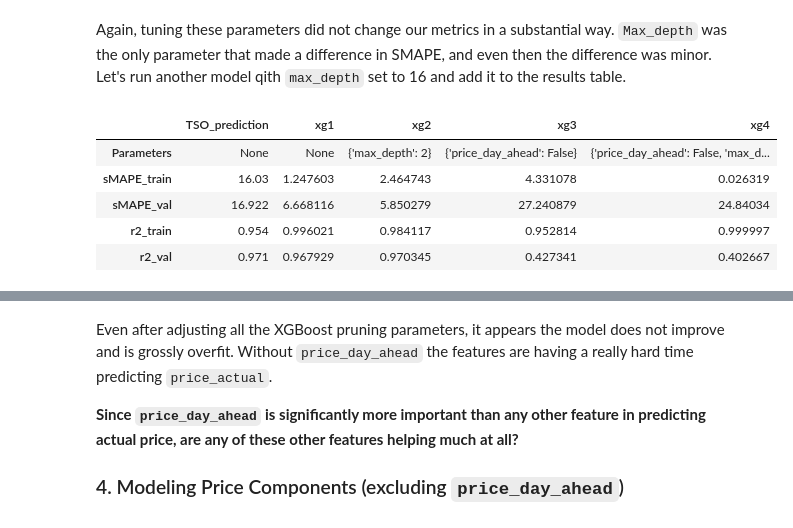
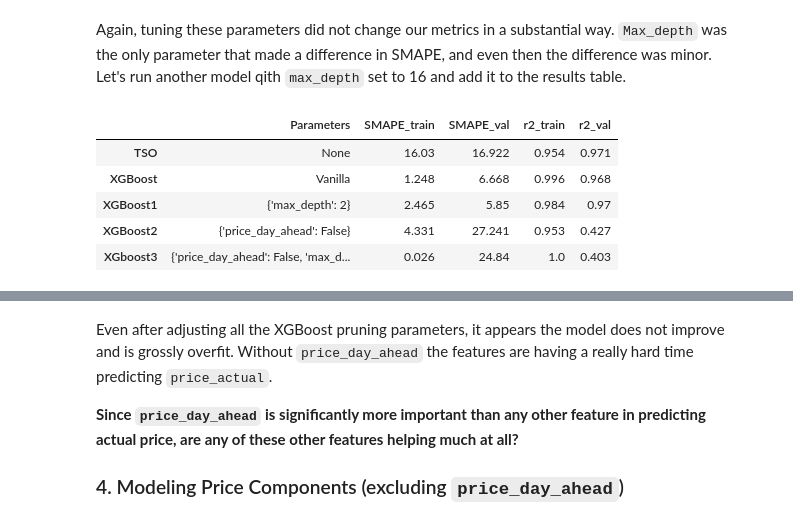
Before and after one commit to EvanHolder/Predicting-Energy-Markets-in-Spain, a Jupyter notebook: notebooks/XGBoost.ipynb, the cells around one changed output, grey strips where cells are left out. Drawn from its saved outputs; the diff is of its cells as text; code cells hidden in the pictures.

```diff
--- a/notebooks/XGBoost.ipynb
+++ b/notebooks/XGBoost.ipynb
@@ -227,10 +225,10 @@ Modeling all price components (except `price_day_ahead`)
 ### 3.4 Modeling `price_actual`
 # %%
 # Instantiate and fit XGBRegressor
-x1 = XGBRegressor(random_state=17)
-x1.fit(X_train, y_train)
+xg = XGBRegressor(random_state=17)
+xg.fit(X_train, y_train)
 
 # Compute sMAPE, r2 and add to the table
-results_actual['xg1'] = compute_metrics(x1, 'None',(X_train, y_train), (X_val, y_val))
-results_actual
+results_actual['XGBoost'] = compute_metrics(xg, 'Vanilla',(X_train, y_train), (X_val, y_val))
+results_actual.T
 # %% [output]
@@ -269,10 +264,10 @@ for param in xgb_params.keys():
 Adjusting all of these parameters in their respective ranges, there really isn't much improvement in either of the metrics sMAPE nor r2. The one exception may be `max_depth` which did see minor improvement in SMAPE when reduced set to 2.
 # %%
 # Instantiate and fit XGBRegressor
-x2 = XGBRegressor(random_state=17, max_depth=2)
-x2.fit(X_train, y_train)
+xg1 = XGBRegressor(random_state=17, max_depth=2)
+xg1.fit(X_train, y_train)
 
 # Compute sMAPE, r2 and add to the table
-results_actual['xg2'] = compute_metrics(x2, {'max_depth':2},(X_train, y_train), (X_val, y_val))
+results_actual['XGBoost1'] = compute_metrics(xg1, {'max_depth':2},(X_train, y_train), (X_val, y_val))
 results_actual
 # %% [output]
@@ -311,13 +306,13 @@ data = df_lag.drop(columns=price_cols)
 X_train, y_train, X_val, y_val = split_data(data, 2020, 'price_actual')
 # %%
 # Instantiate and fit XGBRegressor
-x3 = XGBRegressor(random_state=17)
-x3.fit(X_train, y_train)
+xg2 = XGBRegressor(random_state=17)
+xg2.fit(X_train, y_train)
 
 # Compute sMAPE, r2 and add to the table
-results_actual['xg3'] = compute_metrics(x3,
+results_actual['XGBoost2'] = compute_metrics(xg2,
                                         {'price_day_ahead':False},
                                         (X_train, y_train),
                                         (X_val, y_val))
-results_actual
+results_actual.T
 # %% [output]
@@ -362,20 +356,19 @@ reg_lambda complete
 Again, tuning these parameters did not change our metrics in a substantial way.  `Max_depth` was the only parameter that made a difference in SMAPE, and even then the difference was minor.  Let's run another model qith `max_depth` set to 16 and add it to the results table.
 # %%
 # Instantiate and fit XGBRegressor
-x4 = XGBRegressor(random_state=17, max_depth=16)
-x4.fit(X_train, y_train)
+xg3 = XGBRegressor(random_state=17, max_depth=16)
+xg3.fit(X_train, y_train)
 
 # Compute sMAPE, r2 and add to the table
-results_actual['xg4'] = compute_metrics(x4,
-                                        {'price_day_ahead':False,
-                                         'max_depth':16},
-                                        (X_train, y_train),
-                                        (X_val, y_val))
-results_actual
+results_actual['XGboost3'] = compute_metrics(xg3,
+                                             {'price_day_ahead':False, 'max_depth':16},
+                                             (X_train, y_train),
+                                             (X_val, y_val))
+results_actual.T
 # %% [output]
-|  | TSO_prediction | xg1 | xg2 | xg3 | xg4 |
-| Parameters | None | None | {'max_depth': 2} | {'price_day_ahead': False} | {'price_day_ahead': False, 'max_d... |
-| sMAPE_train | 16.03 | 1.247603 | 2.464743 | 4.331078 | 0.026319 |
-| sMAPE_val | 16.922 | 6.668116 | 5.850279 | 27.240879 | 24.84034 |
-| r2_train | 0.954 | 0.996021 | 0.984117 | 0.952814 | 0.999997 |
-| r2_val | 0.971 | 0.967929 | 0.970345 | 0.427341 | 0.402667 |
+|  | Parameters | SMAPE_train | SMAPE_val | r2_train | r2_val |
+| TSO | None | 16.03 | 16.922 | 0.954 | 0.971 |
+| XGBoost | Vanilla | 1.248 | 6.668 | 0.996 | 0.968 |
+| XGBoost1 | {'max_depth': 2} | 2.465 | 5.85 | 0.984 | 0.97 |
+| XGBoost2 | {'price_day_ahead': False} | 4.331 | 27.241 | 0.953 | 0.427 |
+| XGboost3 | {'price_day_ahead': False, 'max_d... | 0.026 | 24.84 | 1.0 | 0.403 |
```
Also changed, not shown: parts of 23 cells of this notebook, 2 other files.
